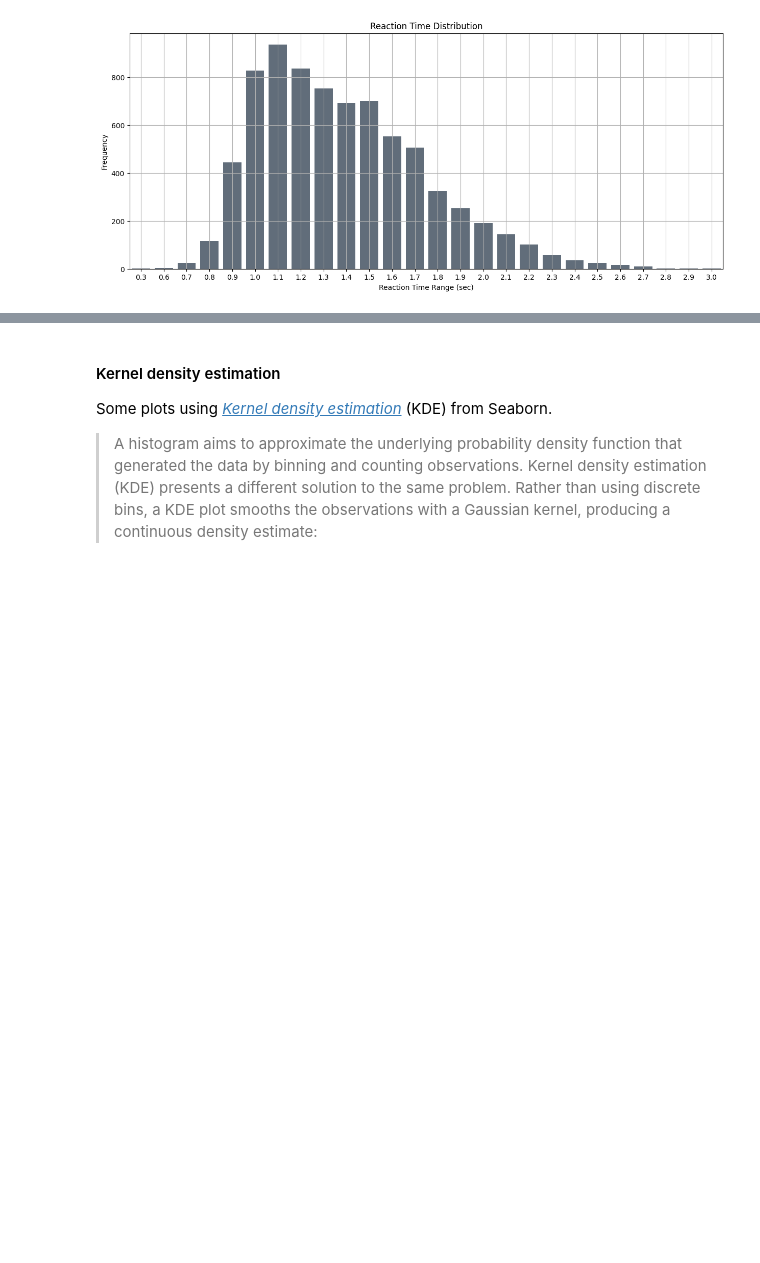
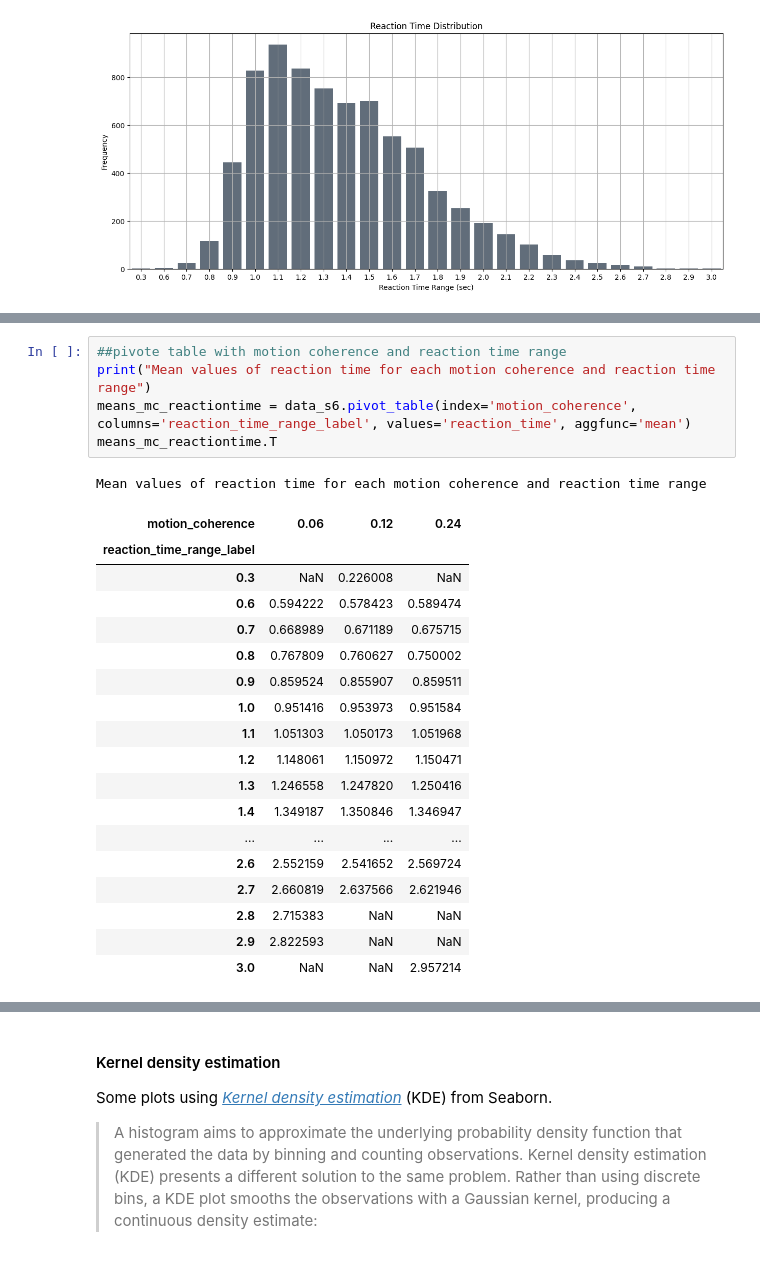
Before and after one commit to lucasbaldezzari/babesbayes-nma, a Jupyter notebook: coding/Issue4_Xiaoxiao.ipynb, the cells around one changed output, grey strips where cells are left out. Cells and saved outputs as stored; diff of their text form; blank space fills up the shorter version.

```diff
--- a/coding/Issue4_Xiaoxiao.ipynb
+++ b/coding/Issue4_Xiaoxiao.ipynb
@@ -121,0 +132,25 @@ plt.show()
+# %%
+##pivote table with motion coherence and reaction time range
+print("Mean values of reaction time for each motion coherence and reaction time range")
+means_mc_reactiontime = data_s6.pivot_table(index='motion_coherence', columns='reaction_time_range_label', values='reaction_time', aggfunc='mean')
+means_mc_reactiontime.T
+# %% [output]
+Mean values of reaction time for each motion coherence and reaction time range
+| motion_coherence | 0.06 | 0.12 | 0.24 |
+| reaction_time_range_label |  |  |  |
+| 0.3 | NaN | 0.226008 | NaN |
+| 0.6 | 0.594222 | 0.578423 | 0.589474 |
+| 0.7 | 0.668989 | 0.671189 | 0.675715 |
+| 0.8 | 0.767809 | 0.760627 | 0.750002 |
+| 0.9 | 0.859524 | 0.855907 | 0.859511 |
+| 1.0 | 0.951416 | 0.953973 | 0.951584 |
+| 1.1 | 1.051303 | 1.050173 | 1.051968 |
+| 1.2 | 1.148061 | 1.150972 | 1.150471 |
+| 1.3 | 1.246558 | 1.247820 | 1.250416 |
+| 1.4 | 1.349187 | 1.350846 | 1.346947 |
+| ... | ... | ... | ... |
+| 2.6 | 2.552159 | 2.541652 | 2.569724 |
+| 2.7 | 2.660819 | 2.637566 | 2.621946 |
+| 2.8 | 2.715383 | NaN | NaN |
+| 2.9 | 2.822593 | NaN | NaN |
+| 3.0 | NaN | NaN | 2.957214 |
```
Also changed, not shown: parts of 5 cells of this notebook, 1 other file.
